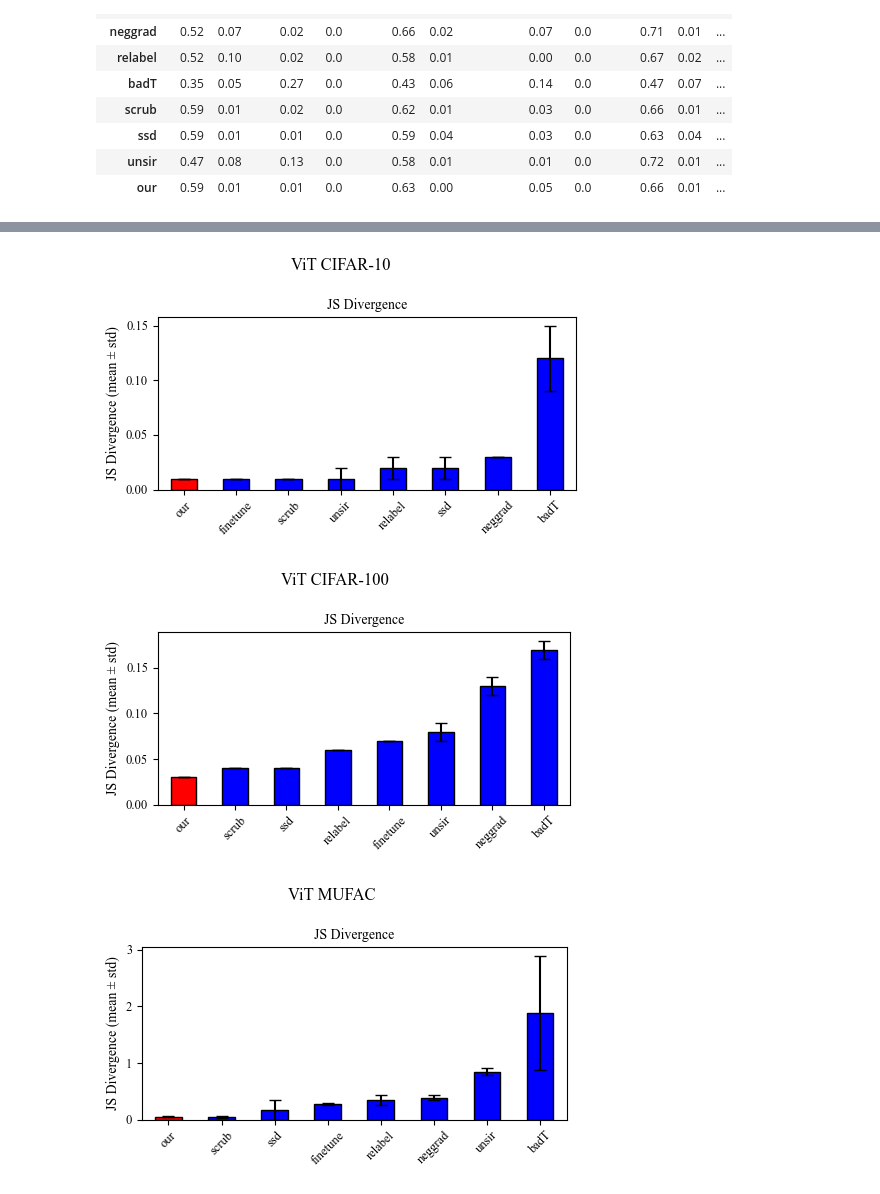
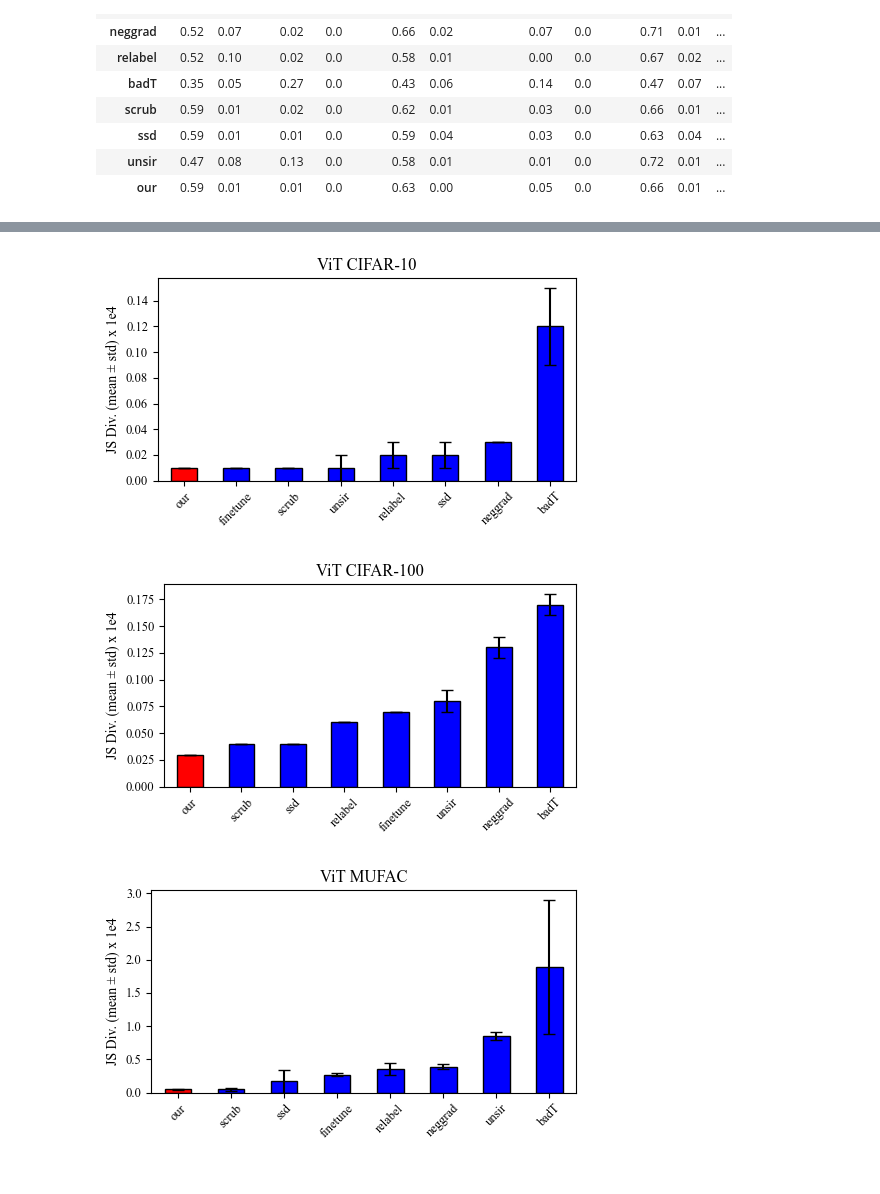
Before and after one commit to cspartalis/LoTUS, a Jupyter notebook: notebooks/results.ipynb, the cells around one changed output, grey strips where cells are left out. Drawn from its saved outputs; the diff is of its cells as text; code cells hidden in the pictures.

```diff
--- a/notebooks/results.ipynb
+++ b/notebooks/results.ipynb
@@ -104,7 +104,7 @@ def get_results(experiment_name):
                 ("mia_gap", "mean"),
                 ("acc_retain_gap", "mean"),
                 ("acc_forget_gap", "mean"),
-                # ("acc_test_gap", "mean")
+                ("acc_test_gap", "mean")
             ]
         ]
         .mean(axis=1)
@@ -318,16 +382,15 @@ def plot_js_divergence(df, title):
     df_sorted_js = df.sort_values(by=('js', 'mean'), ascending=True, key=lambda x: x.where(df.index != 'our', x - 0.0001))
 
     fig, ax = plt.subplots(figsize=(5, 3))
-    fig.suptitle(title, fontsize=12, fontname='Times New Roman')
 
     # Define colors for the bars
     colors_js = ['red' if method == 'our' else 'blue' for method in df_sorted_js.index]
 
     # Plot js
     df_sorted_js[('js', 'mean')].plot(kind='bar', yerr=df_sorted_js[('js', 'std')], ax=ax, color=colors_js, edgecolor='black', capsize=4)
-    ax.set_title('JS Divergence', fontsize=10, fontname='Times New Roman')
+    ax.set_title(title, fontsize=12, fontname='Times New Roman')
     ax.set_xlabel(None)
-    ax.set_ylabel('JS Divergence (mean ± std)', fontsize=10, fontname='Times New Roman')
+    ax.set_ylabel('JS Div. (mean ± std) x 1e4', fontsize=10, fontname='Times New Roman')
     ax.tick_params(axis='x', rotation=45, labelsize=9)
     ax.tick_params(axis='y', labelsize=9)
     for label in ax.get_xticklabels() + ax.get_yticklabels():
@@ -351,3 +414,3 @@ plot_js_divergence(vit_mufac, "ViT MUFAC")
-[figure, old version]
+[figure, new version]
-[figure, old version]
+[figure, new version]
-[figure, old version]
+[figure, new version]
```
Also changed, not shown: parts of 6 cells of this notebook, 5 other files.
